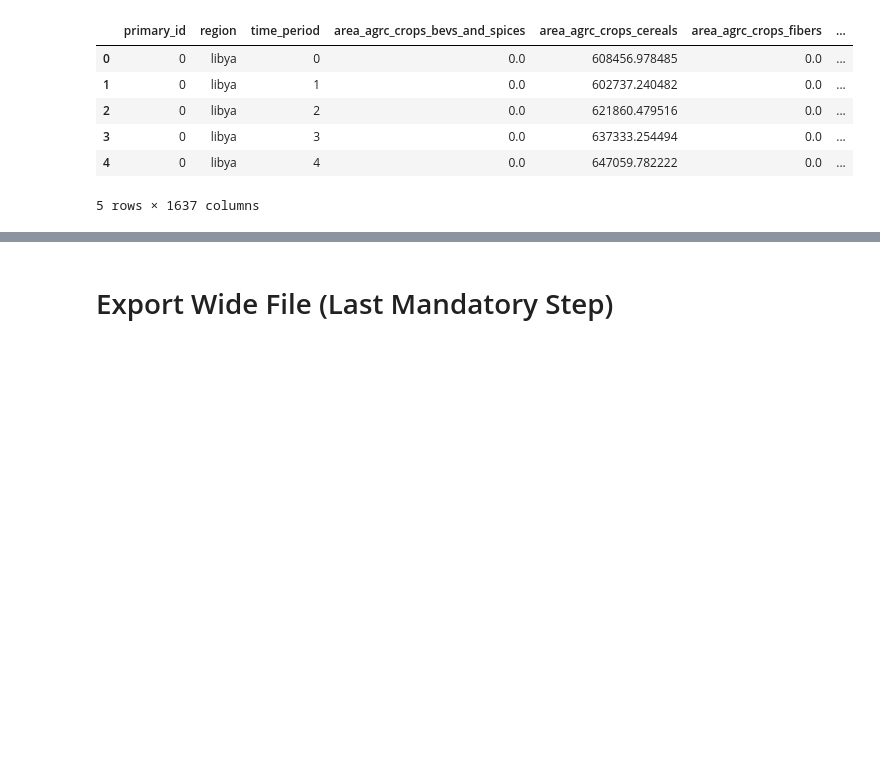
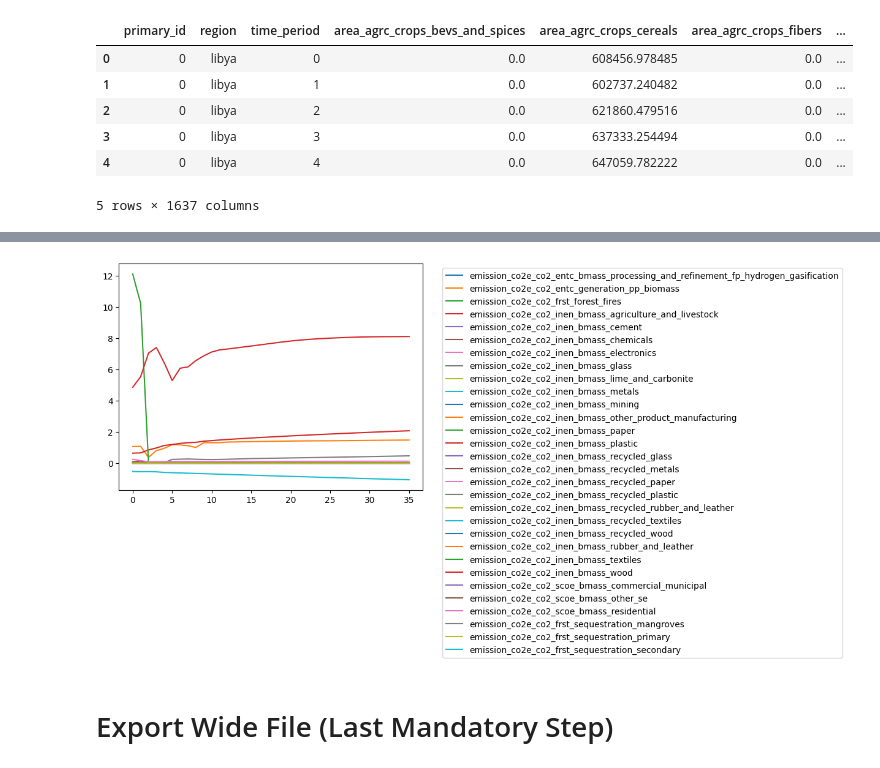
Before and after one commit to sisepuede-framework/ssp_libya, a Jupyter notebook: ssp_modeling/notebooks/libya_manager_wb.ipynb, the cells around one changed output, grey strips where cells are left out. Cells and saved outputs as stored; diff of their text form; code cells hidden in the pictures; blank space fills up the shorter version.

```diff
--- a/ssp_modeling/notebooks/libya_manager_wb.ipynb
+++ b/ssp_modeling/notebooks/libya_manager_wb.ipynb
@@ -629,0 +612,3 @@ df_bau[[col for col in df_bau.columns if 'emission' in col and "waso_compost" in
+# %%
+df_base = df_out[df_out["primary_id"] == 0]
+df_base.head()
@@ -630,3 +665,9 @@ df_bau[[col for col in df_bau.columns if 'emission' in col and "waso_compost" in
+# %%
+plt.plot(df_base[frst_emissions_cols])
+plt.legend(frst_emissions_cols, bbox_to_anchor=(1.05, 1), loc='upper left')
+plt.show()
+# %% [output]
+[figure, added]
 # %% [markdown]
 # Export Wide File (Last Mandatory Step)
 # %%
```
Also changed, not shown: parts of 23 cells of this notebook, 8 other files.
